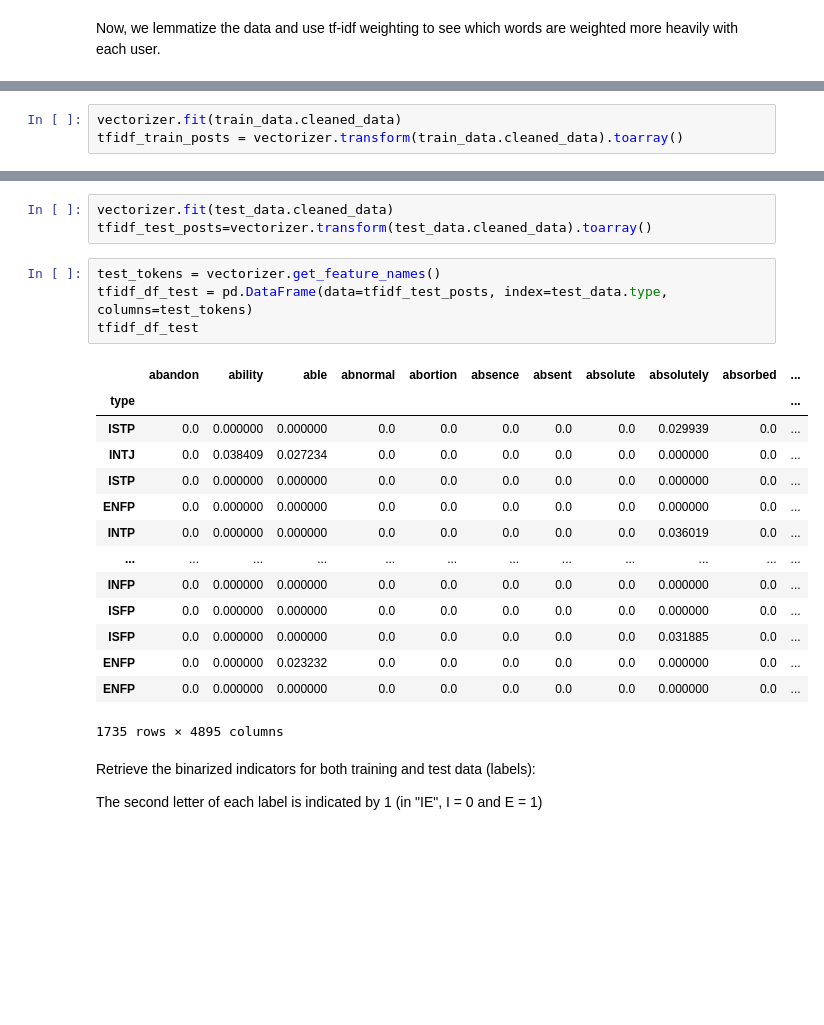
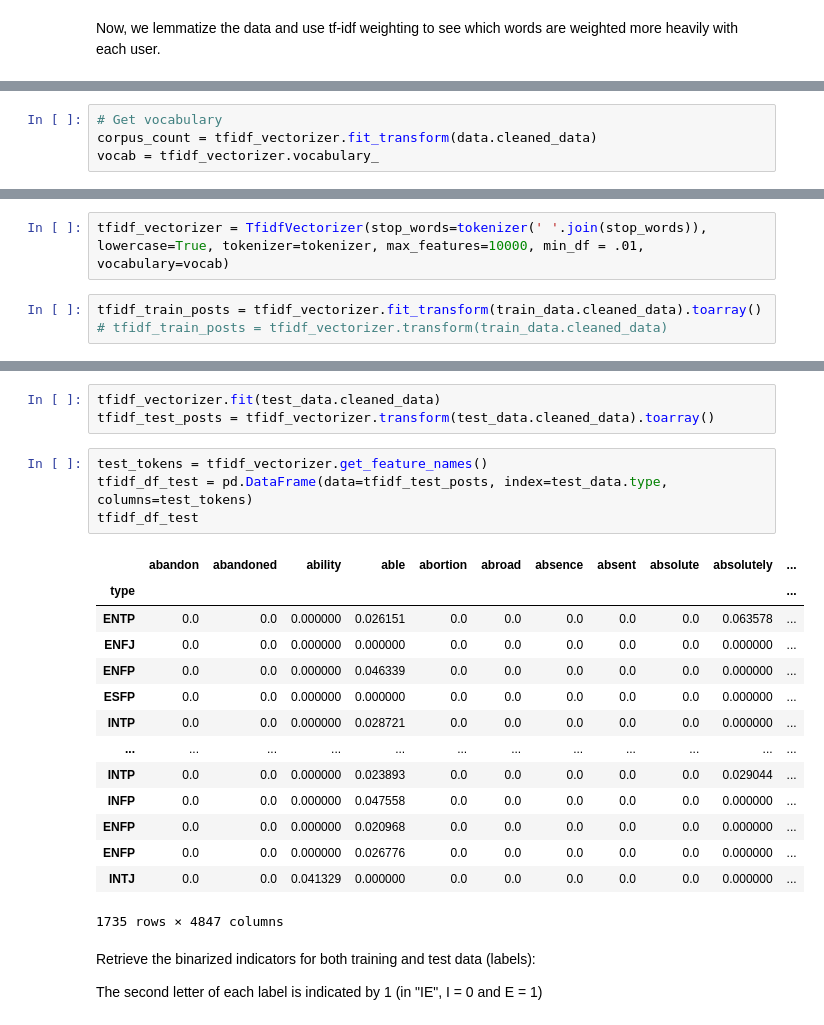
Before and after one commit to jmcmai/cs229-Final-Project, a Jupyter notebook: preprocessing.ipynb, the cells around one changed output, grey strips where cells are left out. Drawn from its saved outputs; the diff is of its cells as text; blank space fills up the shorter version.

```diff
--- a/preprocessing.ipynb
+++ b/preprocessing.ipynb
@@ -207,0 +203,4 @@ vectorizer = TfidfVectorizer(stop_words=tokenizer(' '.join(stop_words)), lowerca
+# %%
+# Get vocabulary
+corpus_count = tfidf_vectorizer.fit_transform(data.cleaned_data)
+vocab = tfidf_vectorizer.vocabulary_
@@ -208,4 +213,6 @@ vectorizer = TfidfVectorizer(stop_words=tokenizer(' '.join(stop_words)), lowerca
+# %%
+tfidf_vectorizer = TfidfVectorizer(stop_words=tokenizer(' '.join(stop_words)), lowercase=True, tokenizer=tokenizer, max_features=10000, min_df = .01, vocabulary=vocab)
 # %%
-vectorizer.fit(train_data.cleaned_data)
-tfidf_train_posts = vectorizer.transform(train_data.cleaned_data).toarray()
+tfidf_train_posts = tfidf_vectorizer.fit_transform(train_data.cleaned_data).toarray()
+# tfidf_train_posts = tfidf_vectorizer.transform(train_data.cleaned_data)
 # %%
@@ -230,25 +237,25 @@ tfidf_df_train
 # %%
-vectorizer.fit(test_data.cleaned_data)
-tfidf_test_posts=vectorizer.transform(test_data.cleaned_data).toarray()
+tfidf_vectorizer.fit(test_data.cleaned_data)
+tfidf_test_posts = tfidf_vectorizer.transform(test_data.cleaned_data).toarray()
 # %%
-test_tokens = vectorizer.get_feature_names()
+test_tokens = tfidf_vectorizer.get_feature_names()
 tfidf_df_test = pd.DataFrame(data=tfidf_test_posts, index=test_data.type, columns=test_tokens)
 tfidf_df_test
 # %% [output]
-|  | abandon | ability | able | abnormal | abortion | absence | absent | absolute | absolutely | absorbed | ... |
+|  | abandon | abandoned | ability | able | abortion | abroad | absence | absent | absolute | absolutely | ... |
 | type |  |  |  |  |  |  |  |  |  |  | ... |
-| ISTP | 0.0 | 0.000000 | 0.000000 | 0.0 | 0.0 | 0.0 | 0.0 | 0.0 | 0.029939 | 0.0 | ... |
-| INTJ | 0.0 | 0.038409 | 0.027234 | 0.0 | 0.0 | 0.0 | 0.0 | 0.0 | 0.000000 | 0.0 | ... |
-| ISTP | 0.0 | 0.000000 | 0.000000 | 0.0 | 0.0 | 0.0 | 0.0 | 0.0 | 0.000000 | 0.0 | ... |
-| ENFP | 0.0 | 0.000000 | 0.000000 | 0.0 | 0.0 | 0.0 | 0.0 | 0.0 | 0.000000 | 0.0 | ... |
-| INTP | 0.0 | 0.000000 | 0.000000 | 0.0 | 0.0 | 0.0 | 0.0 | 0.0 | 0.036019 | 0.0 | ... |
+| ENTP | 0.0 | 0.0 | 0.000000 | 0.026151 | 0.0 | 0.0 | 0.0 | 0.0 | 0.0 | 0.063578 | ... |
+| ENFJ | 0.0 | 0.0 | 0.000000 | 0.000000 | 0.0 | 0.0 | 0.0 | 0.0 | 0.0 | 0.000000 | ... |
+| ENFP | 0.0 | 0.0 | 0.000000 | 0.046339 | 0.0 | 0.0 | 0.0 | 0.0 | 0.0 | 0.000000 | ... |
+| ESFP | 0.0 | 0.0 | 0.000000 | 0.000000 | 0.0 | 0.0 | 0.0 | 0.0 | 0.0 | 0.000000 | ... |
+| INTP | 0.0 | 0.0 | 0.000000 | 0.028721 | 0.0 | 0.0 | 0.0 | 0.0 | 0.0 | 0.000000 | ... |
 | ... | ... | ... | ... | ... | ... | ... | ... | ... | ... | ... | ... |
-| INFP | 0.0 | 0.000000 | 0.000000 | 0.0 | 0.0 | 0.0 | 0.0 | 0.0 | 0.000000 | 0.0 | ... |
-| ISFP | 0.0 | 0.000000 | 0.000000 | 0.0 | 0.0 | 0.0 | 0.0 | 0.0 | 0.000000 | 0.0 | ... |
-| ISFP | 0.0 | 0.000000 | 0.000000 | 0.0 | 0.0 | 0.0 | 0.0 | 0.0 | 0.031885 | 0.0 | ... |
-| ENFP | 0.0 | 0.000000 | 0.023232 | 0.0 | 0.0 | 0.0 | 0.0 | 0.0 | 0.000000 | 0.0 | ... |
-| ENFP | 0.0 | 0.000000 | 0.000000 | 0.0 | 0.0 | 0.0 | 0.0 | 0.0 | 0.000000 | 0.0 | ... |
+| INTP | 0.0 | 0.0 | 0.000000 | 0.023893 | 0.0 | 0.0 | 0.0 | 0.0 | 0.0 | 0.029044 | ... |
+| INFP | 0.0 | 0.0 | 0.000000 | 0.047558 | 0.0 | 0.0 | 0.0 | 0.0 | 0.0 | 0.000000 | ... |
+| ENFP | 0.0 | 0.0 | 0.000000 | 0.020968 | 0.0 | 0.0 | 0.0 | 0.0 | 0.0 | 0.000000 | ... |
+| ENFP | 0.0 | 0.0 | 0.000000 | 0.026776 | 0.0 | 0.0 | 0.0 | 0.0 | 0.0 | 0.000000 | ... |
+| INTJ | 0.0 | 0.0 | 0.041329 | 0.000000 | 0.0 | 0.0 | 0.0 | 0.0 | 0.0 | 0.000000 | ... |
-1735 rows × 4895 columns
+1735 rows × 4847 columns
 # %% [markdown]
 Retrieve the binarized indicators for both training and test data (labels):
 
```
Also changed, not shown: parts of 10 cells of this notebook, 8 other files.
